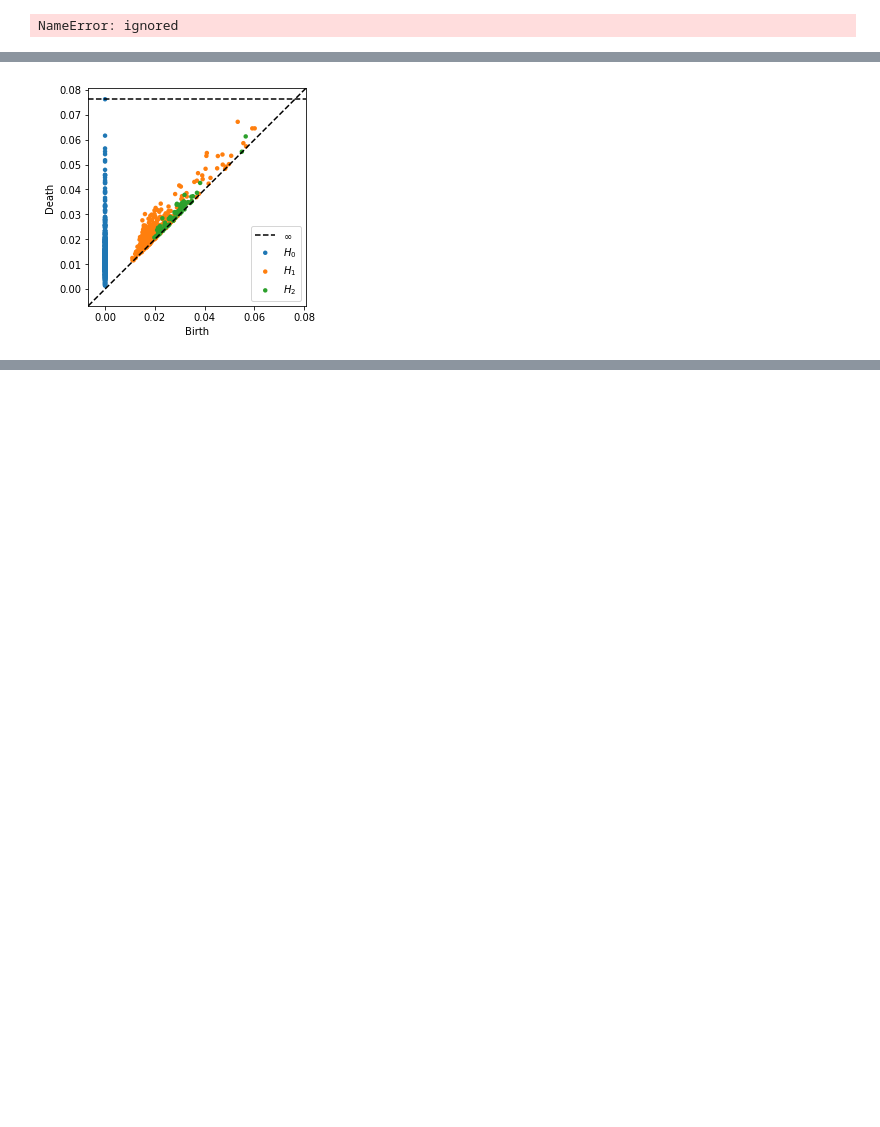
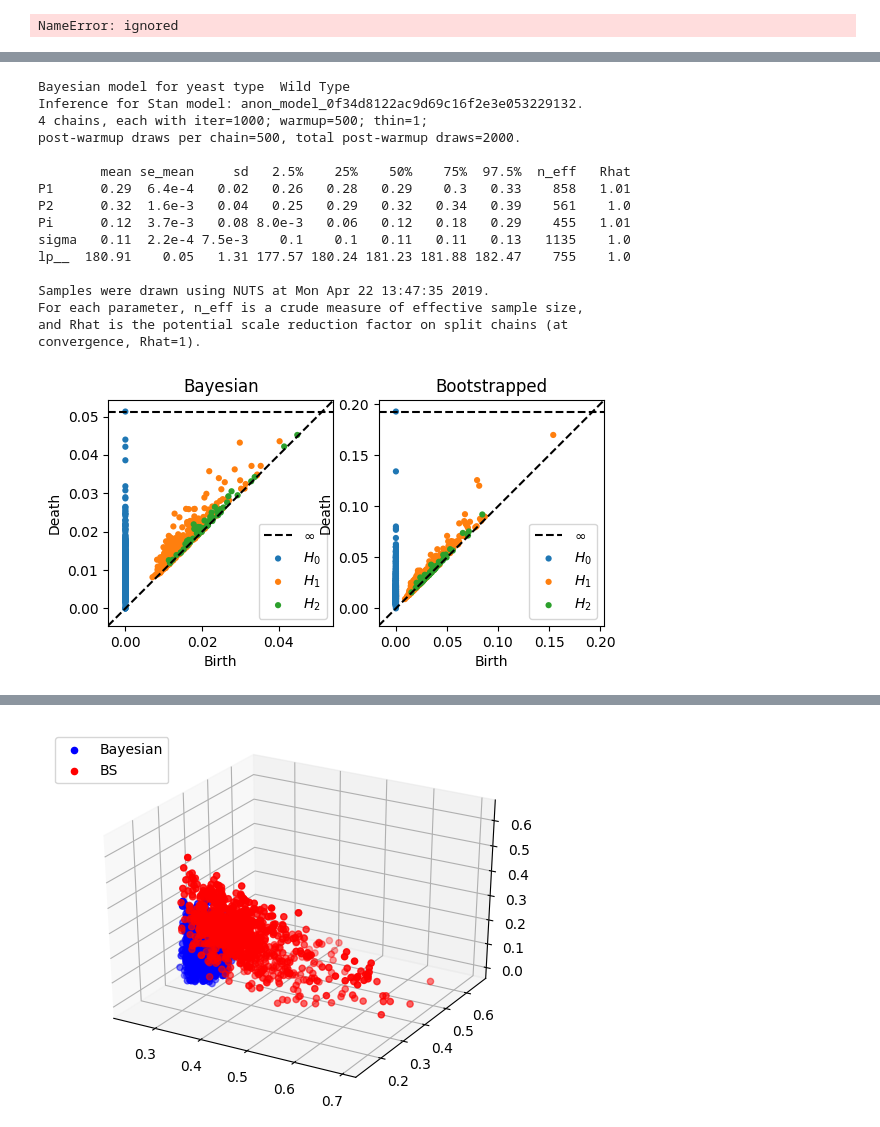
Before and after one commit to lewis-m/erk-kinetics-tda, a Jupyter notebook: PyStanTest.ipynb, the cells around one changed output, grey strips where cells are left out. Cells and saved outputs as stored; diff of their text form; code cells hidden in the pictures; blank space fills up the shorter version.

Commit message:
Now runs properly (i.e. for all types at once) and creates better plots. Not using dionysus any longer.
Still to do:
- use all available data points
- clean up code

```diff
--- a/PyStanTest.ipynb
+++ b/PyStanTest.ipynb
@@ -94,17 +95,19 @@ e203k = np.array([t1.values, t2.values, t3.values, t4.values, t5.values])
 
 
 #put all data into one data frame
-df = np.array([wild_type, y130c, f53s, e203k])
+bayes_td = np.array([wild_type, y130c, f53s, e203k])
 # %%
 #Import bootstrapped data
 
-#Change name of file accordingly
-xlsx = pd.ExcelFile('E203K.xlsx')
+file_names = ['WildType.xlsx', 'Y130C.xlsx', 'F53S.xlsx', 'E203K.xlsx']
+bs_data = []
 
-df = pd.read_excel(xlsx, 'Sheet1')
-df = df.iloc[:, 0:3]
+for file_name in file_names:
+  xlsx = pd.ExcelFile(file_name)
 
-#Change variable name accordingly
-e203kBS = np.array(df.values)
+  df = pd.read_excel(xlsx, 'Sheet1')
+  df = df.iloc[:, 0:3]
+
+  bs_data.append(df.values)
 # %%
 #Caluculate variances
@@ -233,16 +233,43 @@ NameError: ignored
 import matplotlib.pyplot as plt
 from mpl_toolkits.mplot3d import Axes3D
 
-posterior = fit.extract()
-bayes_data = np.stack([posterior['P1'], posterior['P2'], posterior['Pi']])
-bayes_data = np.swapaxes(bayes_data, 0, 1)
+y_type = ['Wild Type', 'Y130C', 'F53S', 'E203K']
 
-bayes_pd = ripser(bayes_data[0:800], maxdim = 2)
+for i in range(len(y_type)):
+  fit = stan_model_yd(bayes_td[i])
 
-plot_diagrams(bayes_pd['dgms'])
+  print('\n Bayesian model for yeast type', y_type[i], ':')
+  print(fit)
 
-#fig = plt.figure()
-#ax = fig.add_subplot(111, projection='3d')
-#ax.scatter(posterior['P1'], posterior['P2'], posterior['Pi'], c = 'b', marker='o')
-#plt.show()
+  posterior = fit.extract()
+  bayes_data = np.stack([posterior['P1'], posterior['P2'], posterior['Pi']])
+  bayes_data = np.swapaxes(bayes_data, 0, 1)
+
+  bayes_pd = ripser(bayes_data[0:800], maxdim = 2)
+
+  plt.title(y_type[i])
+  plt.subplot(1, 2, 1)
+  plot_diagrams(bayes_pd['dgms'], title='Bayesian')
+
+  bs_pd = ripser(bs_data[i][0:800], maxdim = 2)
+
+  plt.subplot(1, 2, 2)
+  plot_diagrams(bs_pd['dgms'], title='Bootstrapped')
+  plt.show()
+
+  print('Bottleneck distance:')
+  print(bottleneck_distance(bs_pd['dgms'], bayes_pd['dgms']))
+
+  fig = plt.figure()
+
+  ax = fig.add_subplot(111, projection='3d')
+  ax.scatter(posterior['P1'], posterior['P2'], posterior['Pi'], c = 'b', marker='o', label='Bayesian')
+  ax.scatter(bs_data[i][:, 0], bs_data[i][:, 1], bs_data[i][:, 2], c = 'r', marker='o', label='BS')
+  ax.legend(loc='upper left')
+  ax.set_xlabel('P1')
+  ax.set_ylabel('P2')
+  ax.set_zlabel('Pi')
+  ax.title(y_type[i])
+
+  plt.show()
 # %% [output]
@@ -249 +279,17 @@ plot_diagrams(bayes_pd['dgms'])
+Bayesian model for yeast type  Wild Type
+Inference for Stan model: anon_model_0f34d8122ac9d69c16f2e3e053229132.
+4 chains, each with iter=1000; warmup=500; thin=1;
+post-warmup draws per chain=500, total post-warmup draws=2000.
+
+        mean se_mean     sd   2.5%    25%    50%    75%  97.5%  n_eff   Rhat
+P1      0.29  6.4e-4   0.02   0.26   0.28   0.29    0.3   0.33    858   1.01
+P2      0.32  1.6e-3   0.04   0.25   0.29   0.32   0.34   0.39    561    1.0
+Pi      0.12  3.7e-3   0.08 8.0e-3   0.06   0.12   0.18   0.29    455   1.01
+sigma   0.11  2.2e-4 7.5e-3    0.1    0.1   0.11   0.11   0.13   1135    1.0
+lp__  180.91    0.05   1.31 177.57 180.24 181.23 181.88 182.47    755    1.0
+
+Samples were drawn using NUTS at Mon Apr 22 13:47:35 2019.
+For each parameter, n_eff is a crude measure of effective sample size,
+and Rhat is the potential scale reduction factor on split chains (at
+convergence, Rhat=1).
-[figure, old version]
+[figure, new version]
@@ -249,0 +298 @@ plot_diagrams(bayes_pd['dgms'])
+[figure, added]
```
Also changed, not shown: parts of 10 cells of this notebook.
